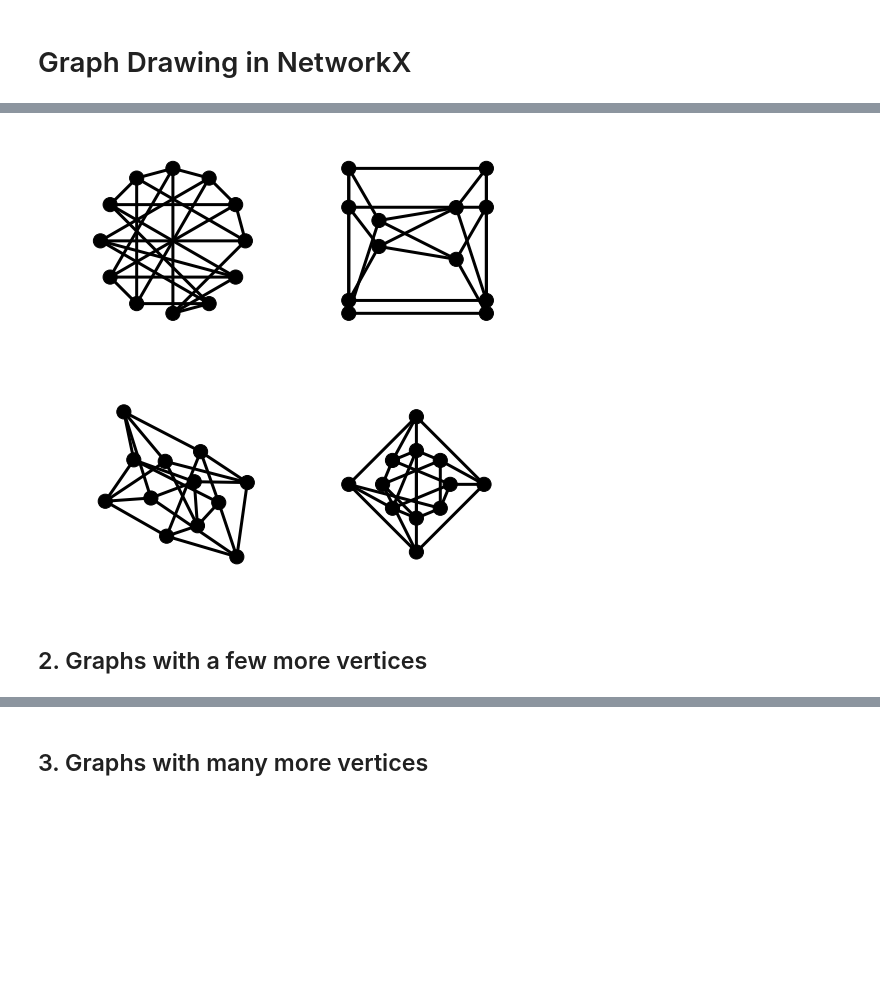
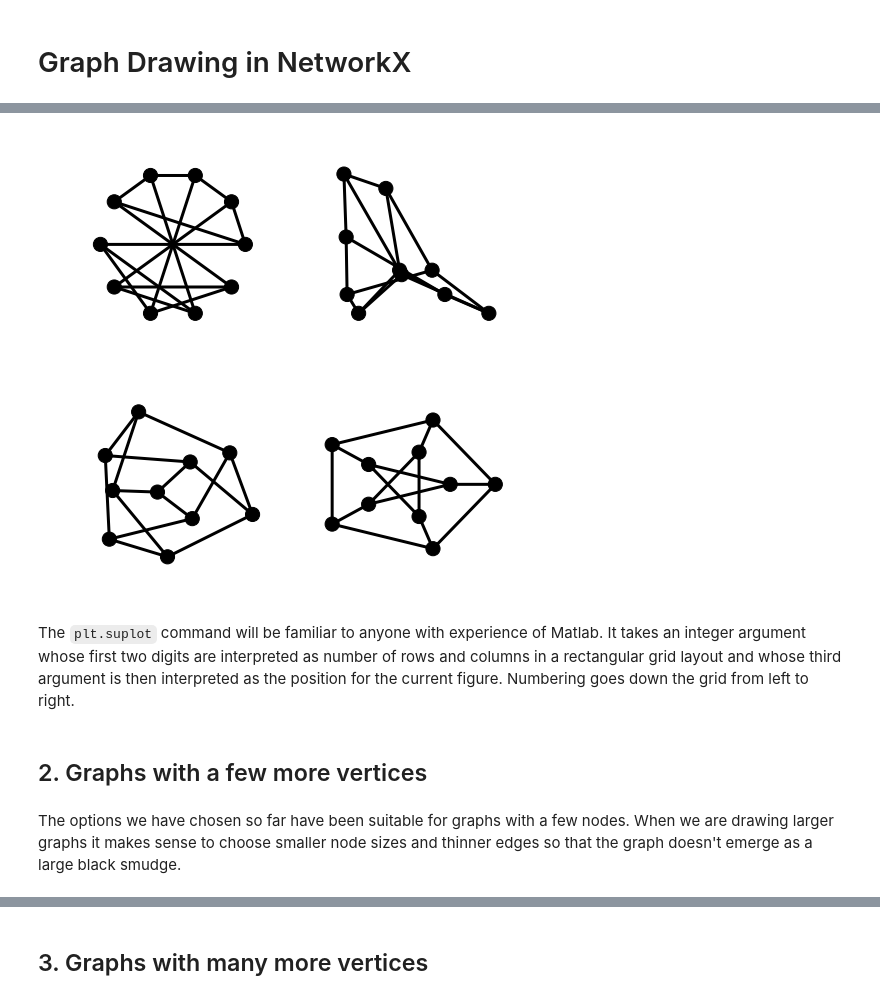
Before and after one commit to MHenderson/graph-drawing, a Jupyter notebook: networkx-drawing-notebook.ipynb, the cells around one changed output, grey strips where cells are left out. Drawn from its saved outputs; the diff is of its cells as text; code cells hidden in the pictures; blank space fills up the shorter version.

Commit message:
Improved demonstration of shell layouts.

```diff
--- a/networkx-drawing-notebook.ipynb
+++ b/networkx-drawing-notebook.ipynb
@@ -29,0 +27,3 @@ We don't look at the last two here.
+# %%
+G = nx.petersen_graph()
+nx.draw(G)
@@ -37,23 +69,25 @@ options = {
 # %%
-G = nx.chvatal_graph()
-
 pos_circular = nx.circular_layout(G)
 pos_spectral = nx.spectral_layout(G)
 pos_spring = nx.spring_layout(G)
-pos_shell = nx.shell_layout(G, [[0,2,3,4,8,9,10,6],[1,5,11,7]])
+pos_shell = nx.shell_layout(G, [range(5,10), range(5)])
 
 plt.subplot(221)
 nx.draw(G, pos_circular, **options)
 
 plt.subplot(222)
 nx.draw(G, pos_spectral, **options)
 
 plt.subplot(223)
 nx.draw(G, pos_spring, **options)
 
 plt.subplot(224)
 nx.draw(G, pos_shell, **options)
 # %% [output]
-[figure, old version]
+[figure, new version]
+# %% [markdown]
+The ``plt.suplot`` command will be familiar to anyone with experience of Matlab. It takes an integer argument whose first two digits are interpreted as number of rows and columns in a rectangular grid layout and whose third argument is then interpreted as the position for the current figure. Numbering goes down the grid from left to right.
 # %% [markdown]
 ## 2. Graphs with a few more vertices
+# %% [markdown]
+The options we have chosen so far have been suitable for graphs with a few nodes. When we are drawing larger graphs it makes sense to choose smaller node sizes and thinner edges so that the graph doesn't emerge as a large black smudge.
```
Also changed, not shown: parts of 28 cells of this notebook.
